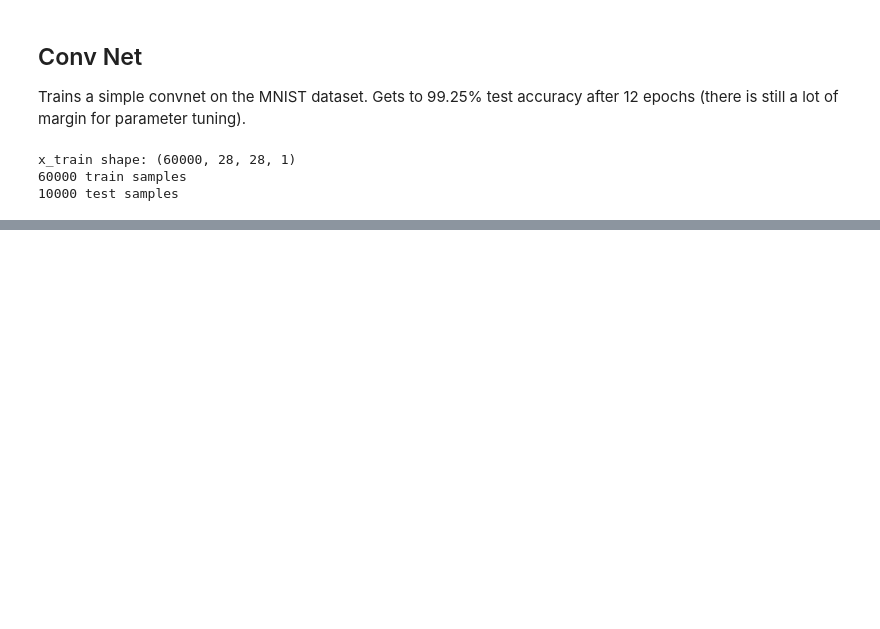
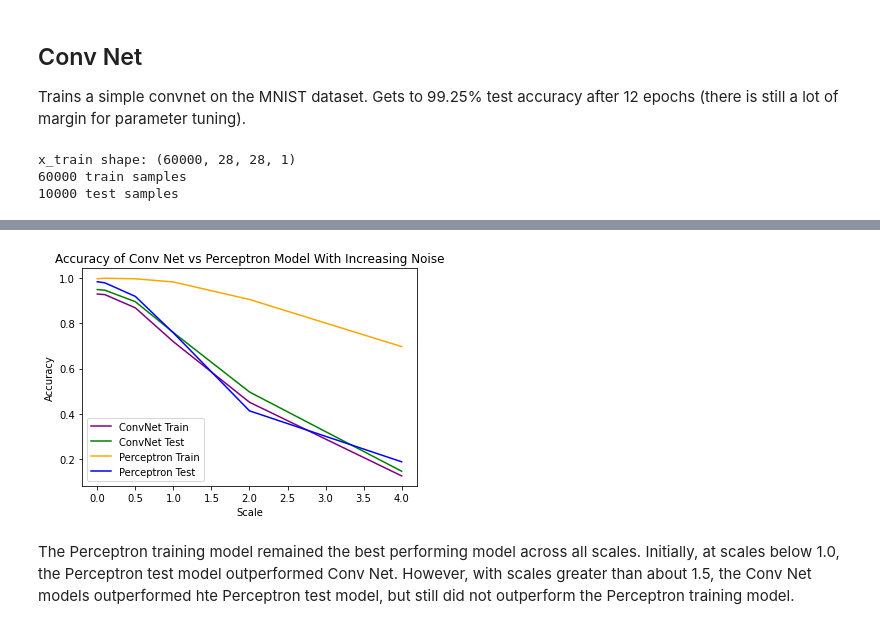
Before and after one commit to cjmasamitsu/mlnn-masamitsu, a Jupyter notebook: 11/masamitsu-week11-asnmt.ipynb, the cells around one changed output, grey strips where cells are left out. Cells and saved outputs as stored; diff of their text form; code cells hidden in the pictures; blank space fills up the shorter version.

```diff
--- a/11/masamitsu-week11-asnmt.ipynb
+++ b/11/masamitsu-week11-asnmt.ipynb
@@ -179,0 +177,28 @@ perceptron_train =
+# %%
+perceptron_test = [0.9826000332832336,
+0.9778000712394714,
+ 0.9180000424385071,
+ 0.7573000192642212,
+ 0.4139000177383423,
+ 0.18940000236034393]
+perceptron_train = [0.9956833720207214,
+0.9980166554450989,
+ 0.9956666827201843,
+ 0.9816666841506958,
+ 0.9045000076293945,
+ 0.6969166994094849]
+# %%
+plt.figure()
+plt.plot(scales, train_acc, label = 'ConvNet Train', c = "purple")
+plt.plot(scales, test_acc, label = 'ConvNet Test', c = "green")
+plt.plot(scales, perceptron_train, label = 'Perceptron Train', c = "orange")
+plt.plot(scales, perceptron_test, label = 'Perceptron Test', c = "blue")
+plt.xlabel('Scale')
+plt.ylabel('Accuracy')
+plt.title('Accuracy of Conv Net vs Perceptron Model With Increasing Noise')
+plt.legend()
+plt.show()
+# %% [output]
+[figure, added]
+# %% [markdown]
+The Perceptron training model remained the best performing model across all scales. Initially, at scales below 1.0, the Perceptron test model outperformed Conv Net. However, with scales greater than about 1.5, the Conv Net models outperformed hte Perceptron test model, but still did not outperform the Perceptron training model.
```
Also changed, not shown: parts of 3 cells of this notebook, 1 other file.
